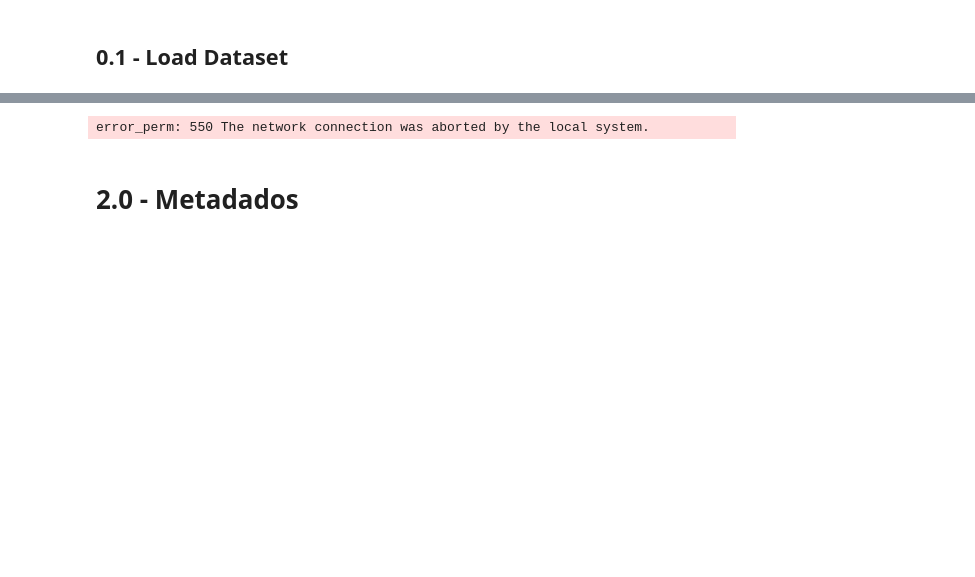
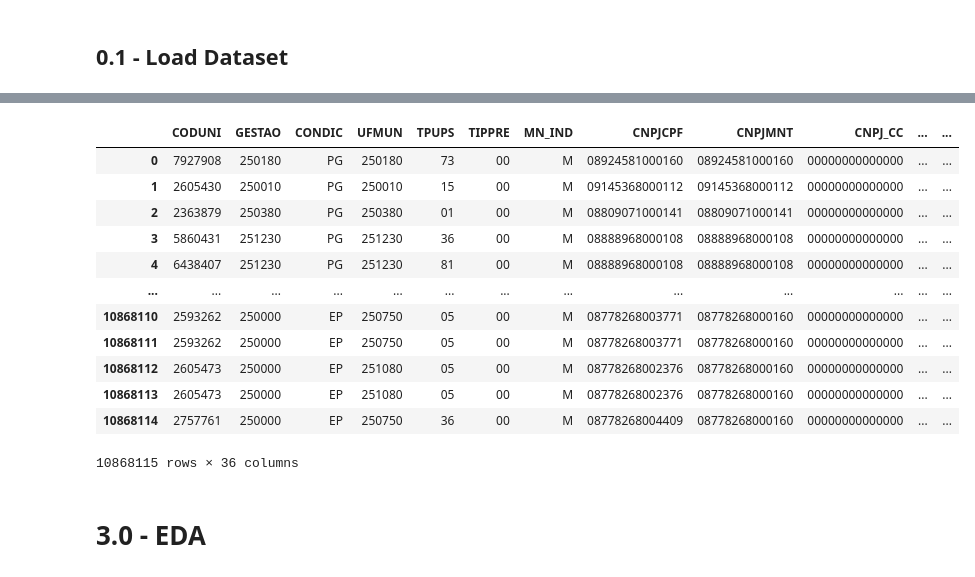
Before and after one commit to CarvalhooNeto/Atividade_01_mestrado_bd, a Jupyter notebook: atividade_01.ipynb, the cells around one changed output, grey strips where cells are left out. Cells and saved outputs as stored; diff of their text form; code cells hidden in the pictures; blank space fills up the shorter version.

```diff
--- a/atividade_01.ipynb
+++ b/atividade_01.ipynb
@@ -37,3 +11,6 @@ files = sia.get_files(keys, uf="PB")
+# %%
+years = [ 2019, 2020, 2021]
+files = sia.get_files('BI', uf = 'PB', year= years)
 # %%
 len(files)
 # %% [output]
@@ -40,0 +30,9 @@ len(files)
+# %%
+metadata = []
+
+for f in files:
+    describe = sia.describe(f)
+    metadata.append(describe)
+
+
+df_meta = pd.DataFrame(metadata)
@@ -42,0 +94,7 @@ len(files)
+# %%
+dfs = []
+for f in files:
+    parquet = sia.download(f)
+    print(f"download concluindo do arquvio {f}")
+    df = parquet.to_dataframe()
+    dfs.append(df)
@@ -43,6 +111,20 @@ len(files)
 # %%
-parquet = sia.download(files)[1]
+df_final = pd.concat(dfs, ignore_index=True)
-# %% [output]
-error_perm: 550 The network connection was aborted by the local system.
-# %% [markdown]
-# 2.0 - Metadados
+# %%
+df_final
+# %% [output]
+|  | CODUNI | GESTAO | CONDIC | UFMUN | TPUPS | TIPPRE | MN_IND | CNPJCPF | CNPJMNT | CNPJ_CC | ... | ... |
+| 0 | 7927908 | 250180 | PG | 250180 | 73 | 00 | M | 08924581000160 | 08924581000160 | 00000000000000 | ... | ... |
+| 1 | 2605430 | 250010 | PG | 250010 | 15 | 00 | M | 09145368000112 | 09145368000112 | 00000000000000 | ... | ... |
+| 2 | 2363879 | 250380 | PG | 250380 | 01 | 00 | M | 08809071000141 | 08809071000141 | 00000000000000 | ... | ... |
+| 3 | 5860431 | 251230 | PG | 251230 | 36 | 00 | M | 08888968000108 | 08888968000108 | 00000000000000 | ... | ... |
+| 4 | 6438407 | 251230 | PG | 251230 | 81 | 00 | M | 08888968000108 | 08888968000108 | 00000000000000 | ... | ... |
+| ... | ... | ... | ... | ... | ... | ... | ... | ... | ... | ... | ... | ... |
+| 10868110 | 2593262 | 250000 | EP | 250750 | 05 | 00 | M | 08778268003771 | 08778268000160 | 00000000000000 | ... | ... |
+| 10868111 | 2593262 | 250000 | EP | 250750 | 05 | 00 | M | 08778268003771 | 08778268000160 | 00000000000000 | ... | ... |
+| 10868112 | 2605473 | 250000 | EP | 251080 | 05 | 00 | M | 08778268002376 | 08778268000160 | 00000000000000 | ... | ... |
+| 10868113 | 2605473 | 250000 | EP | 251080 | 05 | 00 | M | 08778268002376 | 08778268000160 | 00000000000000 | ... | ... |
+| 10868114 | 2757761 | 250000 | EP | 250750 | 36 | 00 | M | 08778268004409 | 08778268000160 | 00000000000000 | ... | ... |
+10868115 rows × 36 columns
+# %% [markdown]
+# 3.0 - EDA
```
Also changed, not shown: parts of 12 cells of this notebook.
